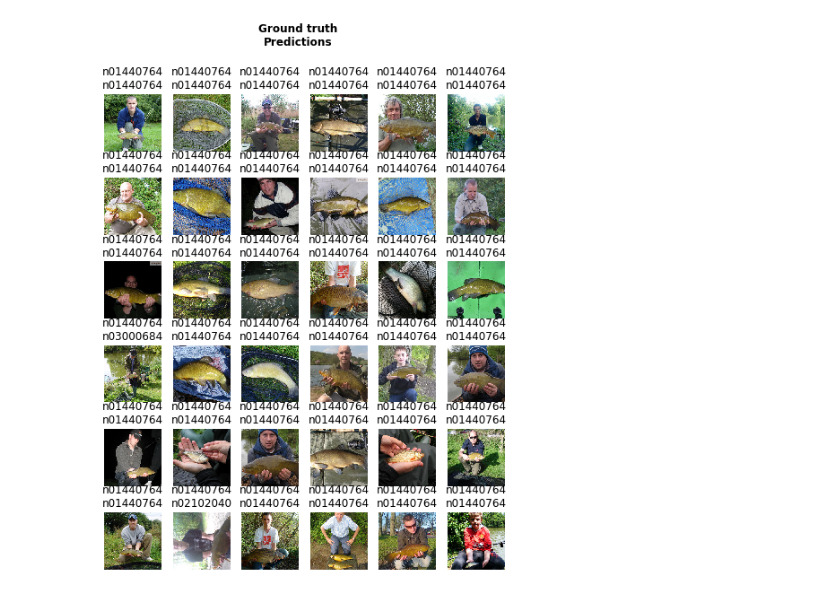
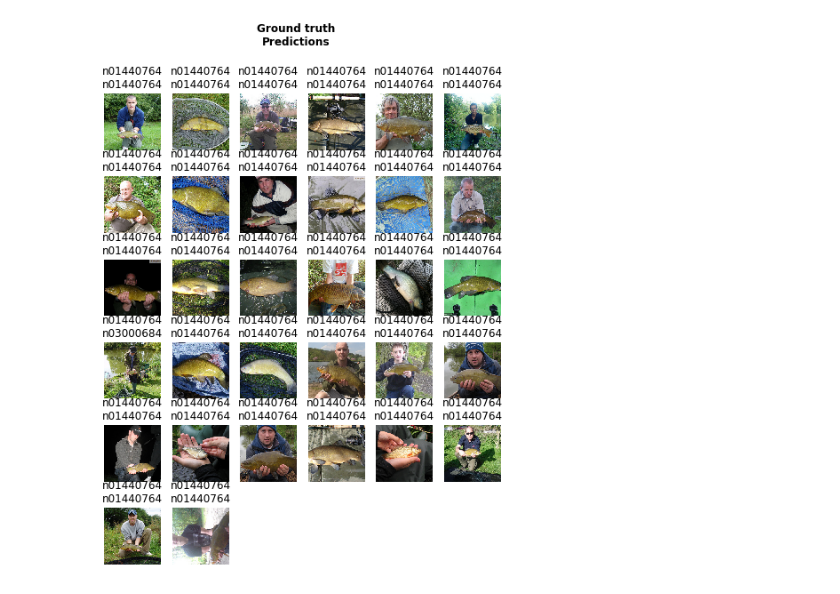
Before and after one commit to IvLabs/stagewise-knowledge-distillation, a Jupyter notebook: notebooks/resnet_pretraining.ipynb, the cells around one changed output. Drawn from its saved outputs; the diff is of its cells as text; code cells hidden in the pictures.

```diff
--- a/notebooks/resnet_pretraining.ipynb
+++ b/notebooks/resnet_pretraining.ipynb
@@ -6,7 +6,7 @@ torch.cuda.set_device(0)
 path = untar_data(URLs.IMAGENETTE)
 # %%
 tfms = get_transforms(do_flip=False)
-data = ImageDataBunch.from_folder(path, train = 'train', valid = 'val', bs = 64, size = 224, ds_tfms = tfms).normalize(imagenet_stats)
+data = ImageDataBunch.from_folder(path, train = 'train', valid = 'val', bs = 32, size = 224, ds_tfms = tfms).normalize(imagenet_stats)
 # %%
 data.show_batch()
 # %%
@@ -45,6 +64,6 @@ learn.save('unfreeze_imagenet_bs64_new')
 # %%
-learn = cnn_learner(data, models.resnet34, metrics = accuracy, pretrained = True)
-learn.load('unfreeze_imagenet_bs64')
+learn = cnn_learner(data, models.resnet50, metrics = accuracy, pretrained = True)
+learn.load('resnet50_imagenette_bs32')
 learn.show_results(ds_type=DatasetType.Valid, rows=6, figsize=(8,10))
 # %% [output]
-[figure, old version]
+[figure, new version]
```
Also changed, not shown: parts of 3 cells of this notebook, 4 other files.
